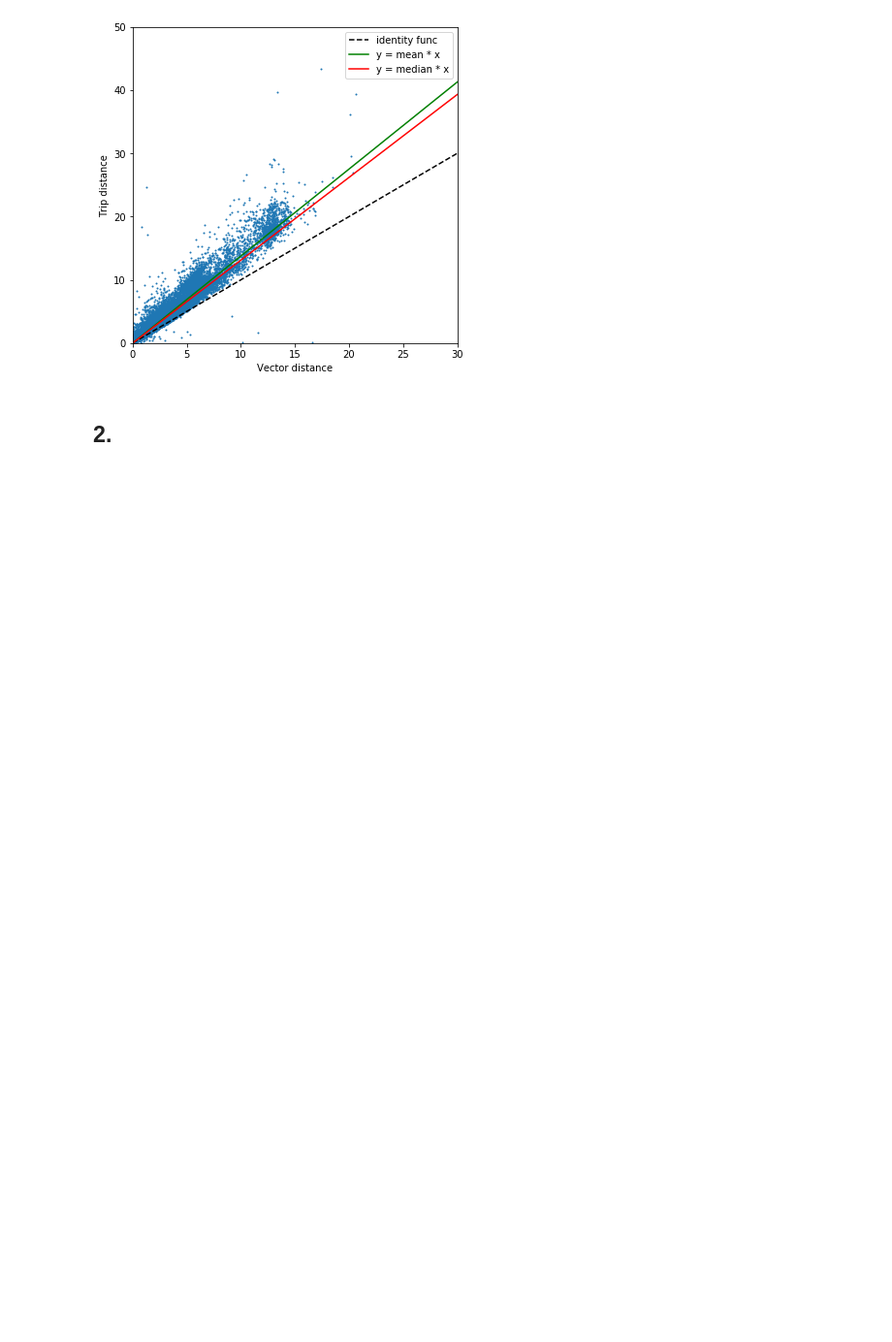
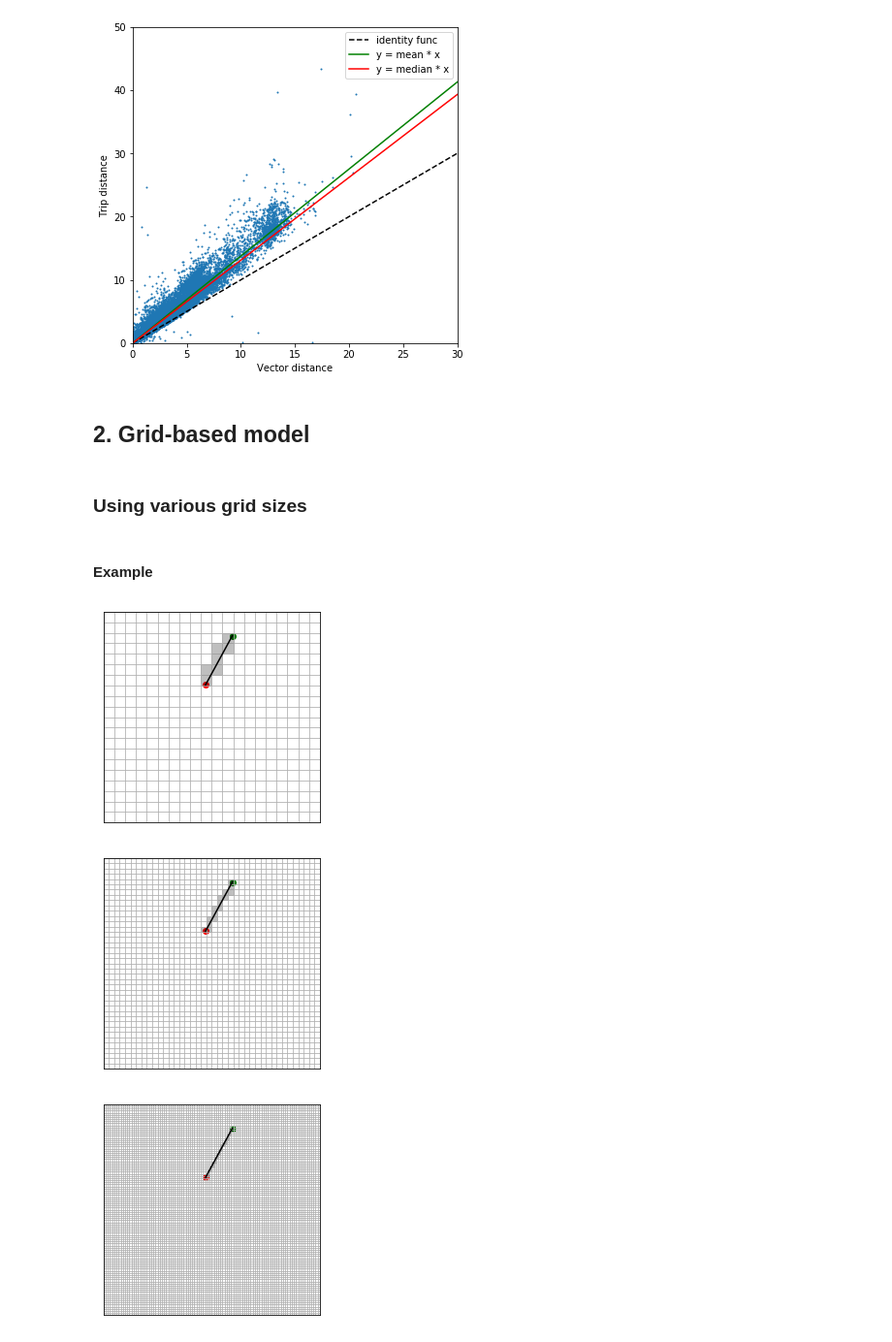
Before and after one commit to arthurarj/ttdp_project, a Jupyter notebook: TTDP_FeatEng_TripDistance.ipynb, the cells around one changed output. Shown at 97% size. Drawn from its saved outputs; the diff is of its cells as text; code cells hidden in the pictures; blank space fills up the shorter version.

Commit message:
Update Grid-based distanace estimator

```diff
--- a/TTDP_FeatEng_TripDistance.ipynb
+++ b/TTDP_FeatEng_TripDistance.ipynb
@@ -76,4 +77,4 @@ plt.show()
 # %% [output]
 [figure]
 # %% [markdown]
-## 2.
+## 2. Grid-based model
@@ -79,0 +83,20 @@ plt.show()
+# %% [markdown]
+### Using various grid sizes
+# %%
+gMap_20 = GridMap(size=(20,20), bbox = (LAT_NORTH, LAT_SOUTH, LON_EAST, LON_WEST))
+gMap_40 = GridMap(size=(40,40), bbox = (LAT_NORTH, LAT_SOUTH, LON_EAST, LON_WEST))
+gMap_100 = GridMap(size=(100,100), bbox = (LAT_NORTH, LAT_SOUTH, LON_EAST, LON_WEST))
+# %% [markdown]
+#### Example
+# %%
+sample = dataset.iloc[0]
+pu = np.array([sample.pu_lon, sample.pu_lat])
+do = np.array([sample.do_lon, sample.do_lat])
+
+gMap_20.plot_path(pu, do, cells = gMap_20.getSuperCover(pu, do))
+gMap_40.plot_path(pu, do, cells = gMap_40.getSuperCover(pu, do))
+gMap_100.plot_path(pu, do, cells = gMap_100.getSuperCover(pu, do))
+# %% [output]
+[figure, added]
+[figure, added]
+[figure, added]
```
Also changed, not shown: parts of 8 cells of this notebook, 2 other files.
